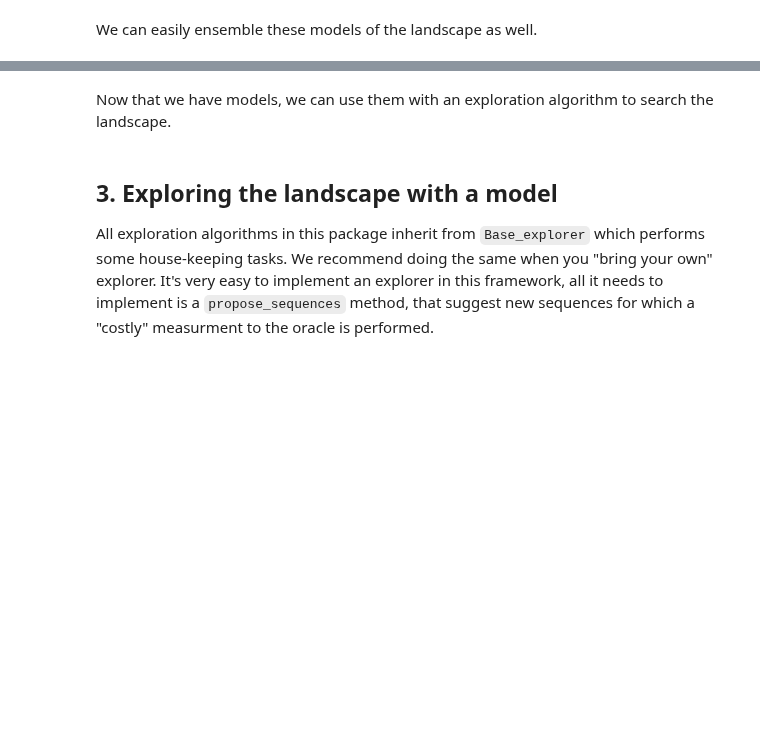
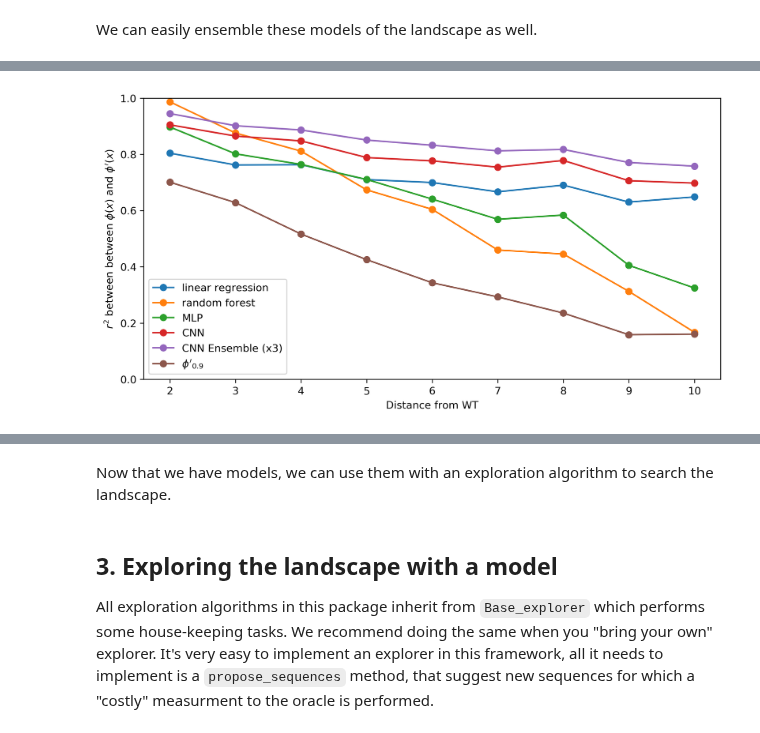
Before and after one commit to samsinai/FLEXS, a Jupyter notebook: examples/Tutorial.ipynb, the cells around one changed output, grey strips where cells are left out. Cells and saved outputs as stored; diff of their text form; code cells hidden in the pictures; blank space fills up the shorter version.

```diff
--- a/examples/Tutorial.ipynb
+++ b/examples/Tutorial.ipynb
@@ -202,7 +202,7 @@ Similarly, we can approximate the landscape by training a model on it. Some basi
 For real models, it's more sensible to train them on more than just the WT
 # %%
 train_x = np.array(list(set([s_utils.generate_random_mutant(wt, 0.2, s_utils.RNAA)
-                                 for i in range(0, 120)])))
+                                 for i in range(0, 10000)])))
 train_y = landscape.get_fitness(train_x)
 print (f'training data consisted of {len(train_x)} unique sequences')
 # %% [output]
@@ -268,19 +280,21 @@ print(f"Overall correlation: {scipy.stats.pearsonr(cnn_ada_ensemble_preds, val_y
 # %%
 plt.figure(figsize=(10,5), dpi=300)
 
 plt.plot(range(1,11), corrs_linear, 'o-', label="linear regression")
 plt.plot(range(1,11), corrs_rf, 'o-', label="random forest")
 plt.plot(range(1,11), corrs_mlp, 'o-', label="MLP")
 plt.plot(range(1,11), corrs_cnn, 'o-', label="CNN")
-#plt.plot(range(1, 11), corrs_cnn_ensemble, 'o-', label="CNN Ensemble (x3)")
+plt.plot(range(1, 11), corrs_cnn_ensemble, 'o-', label="CNN Ensemble (x3)")
 #plt.plot(range(1, 11), corrs_cnn_ada_ensemble, 'o-', label="Adaptive CNN Ensemble (x3)")
 plt.plot(range(1,11), corrs_noisy_neighbors[1], 'o-', label="$\phi'_{0.9}$")
 
 plt.ylabel("$r^2$ between between $\phi(x)$ and $\phi'(x)$")
 plt.xlabel("Distance from WT")
 plt.legend()
 plt.ylim(0, 1)
 plt.show()
+# %% [output]
+[figure, added]
 # %%
 plt.figure(figsize=(10,5), dpi=300)
 
```
Also changed, not shown: parts of 19 cells of this notebook, 28 other files.
